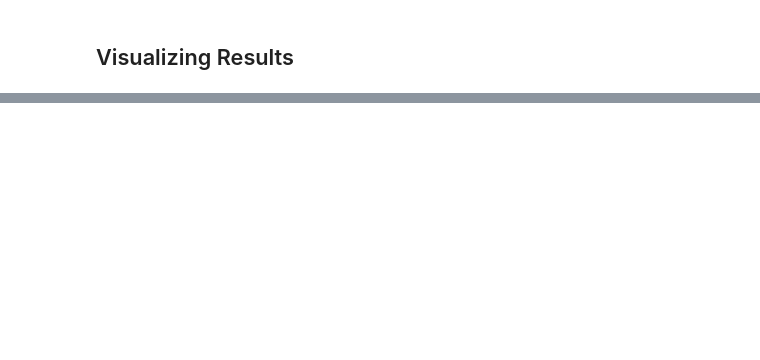
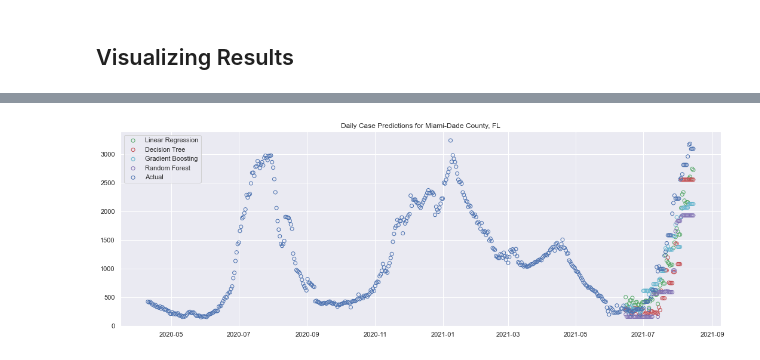
Before and after one commit to ehmartens/cs5644-project, a Jupyter notebook: code/Main Notebook.ipynb, the cells around one changed output, grey strips where cells are left out. Saved outputs shown, nothing was run; the diff lists cells and outputs as text; code cells hidden in the pictures; blank space fills up the shorter version.

```diff
--- a/code/Main Notebook.ipynb
+++ b/code/Main Notebook.ipynb
@@ -322,3 +418,18 @@ print(f'\tDeaths: {deaths_rmse_rf:.2f}')
 train_mask = (df['date'] <= train_end_date)
 df_train = df[train_mask]
 df_test = df[~train_mask]
+# %%
+# Checking out how the prediction looked vs the model
+county_mask = df_test['FIPS_12086'] == 1 # Miami-Dade County, FL
+county_mask_train = df_train['FIPS_12086'] == 1
+plt.figure(figsize=(18, 6))
+plt.scatter(x=df_test[county_mask]['date'], y=cases_pred_lm[county_mask], color='none', edgecolor='g')
+plt.scatter(x=df_test[county_mask]['date'], y=cases_pred_dt[county_mask], color='none', edgecolor='r')
+plt.scatter(x=df_test[county_mask]['date'], y=cases_pred_gb[county_mask], color='none', edgecolor='c')
+plt.scatter(x=df_test[county_mask]['date'], y=cases_pred_rf[county_mask], color='none', edgecolor='m')
+plt.scatter(x=df_train[county_mask_train]['date'], y=y_train_cases[county_mask_train], color='none', edgecolor='b')
+plt.scatter(x=df_test[county_mask]['date'], y=y_test_cases[county_mask], color='none', edgecolor='b');
+plt.legend(['Linear Regression', 'Decision Tree', 'Gradient Boosting', 'Random Forest', 'Actual'], loc='upper left');
+plt.title('Daily Case Predictions for Miami-Dade County, FL');
+# %% [output]
+[figure, added]
```
Also changed, not shown: parts of 30 cells of this notebook.
